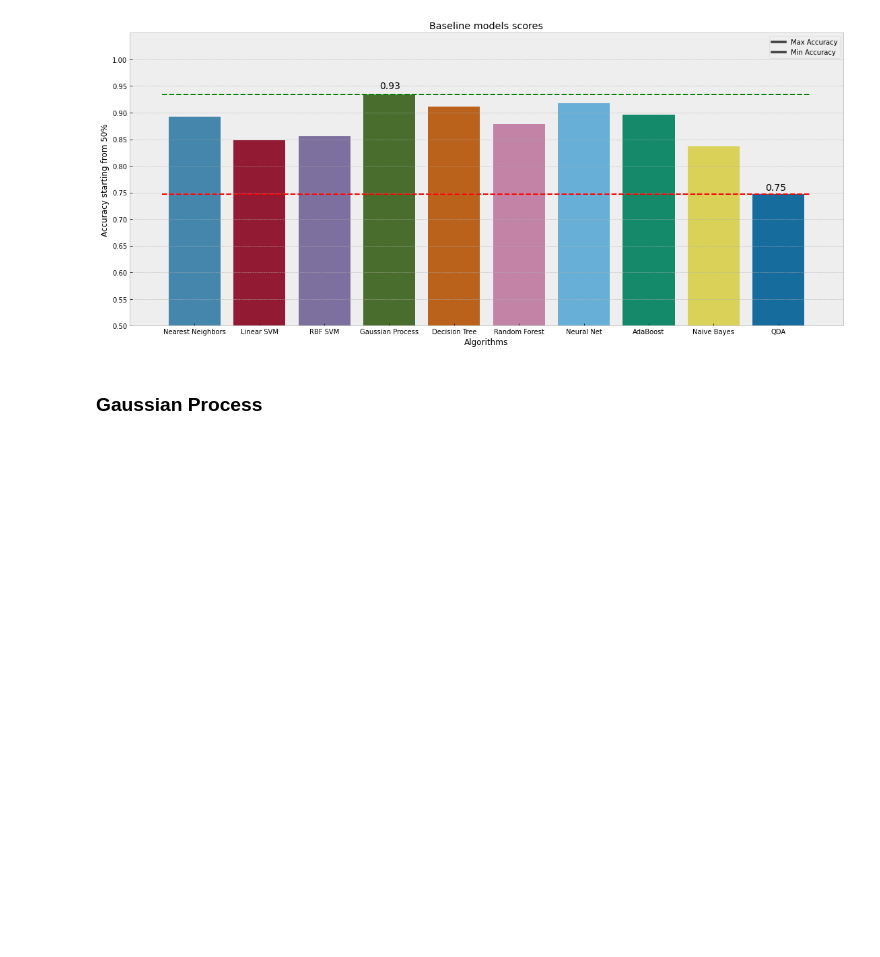
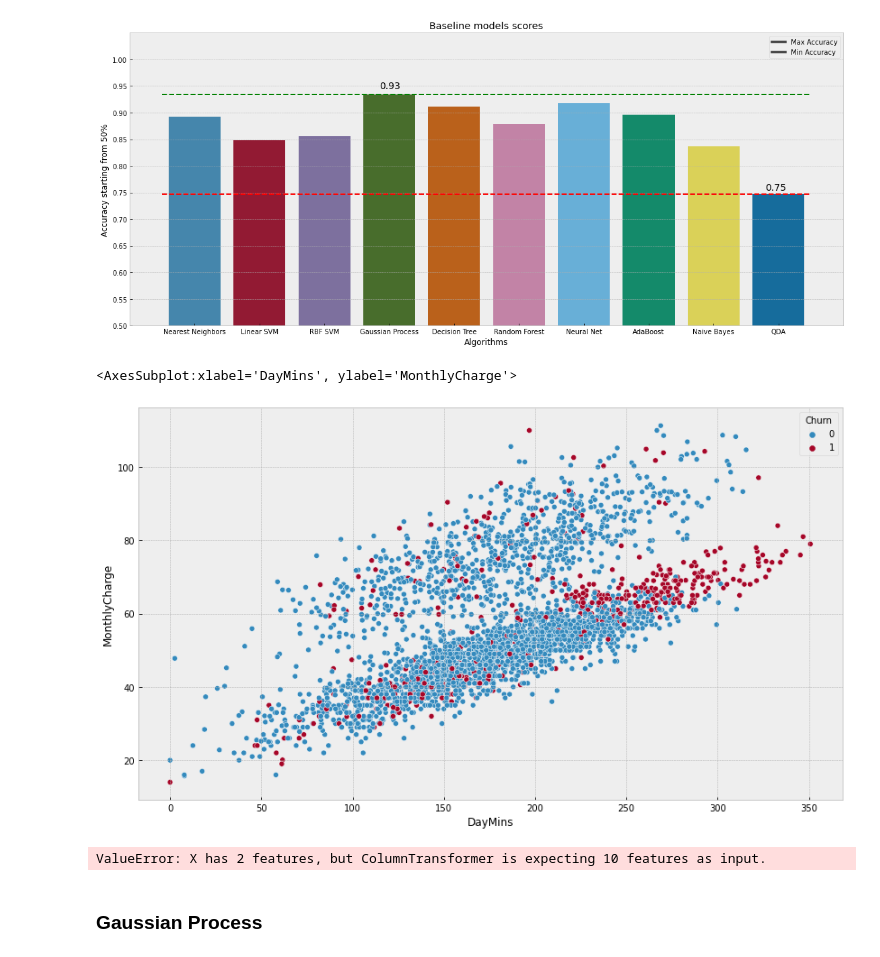
Before and after one commit to CarJung/Churn_exploration, a Jupyter notebook: churn_model.ipynb, the cells around one changed output. Saved outputs shown, nothing was run; the diff lists cells and outputs as text; code cells hidden in the pictures; blank space fills up the shorter version.

```diff
--- a/churn_model.ipynb
+++ b/churn_model.ipynb
@@ -248,0 +254,6 @@ plt.title('Baseline models scores');
+# %%
+plt.figure(figsize=(14,8))
+sns.scatterplot(data =data,x = 'DayMins',y = 'MonthlyCharge',hue = 'Churn')
+# %% [output]
+<AxesSubplot:xlabel='DayMins', ylabel='MonthlyCharge'>
+[figure, added]
@@ -249,2 +262,14 @@ plt.title('Baseline models scores');
+# %%
+X = data.iloc[:,1:].values
+y = data.Churn
+
+disp = DecisionBoundaryDisplay.from_estimator(
+     classifier, X, response_method="predict",
+     xlabel='DayMins', ylabel='MonthlyCharge',
+     alpha=0.5,
+)
+disp.ax_.scatter(X[:, 0], X[:, 1], c=y, edgecolor="k")
+# %% [output]
+ValueError: X has 2 features, but ColumnTransformer is expecting 10 features as input.
 # %% [markdown]
 ### Gaussian Process
```
Also changed, not shown: parts of 3 cells of this notebook.
